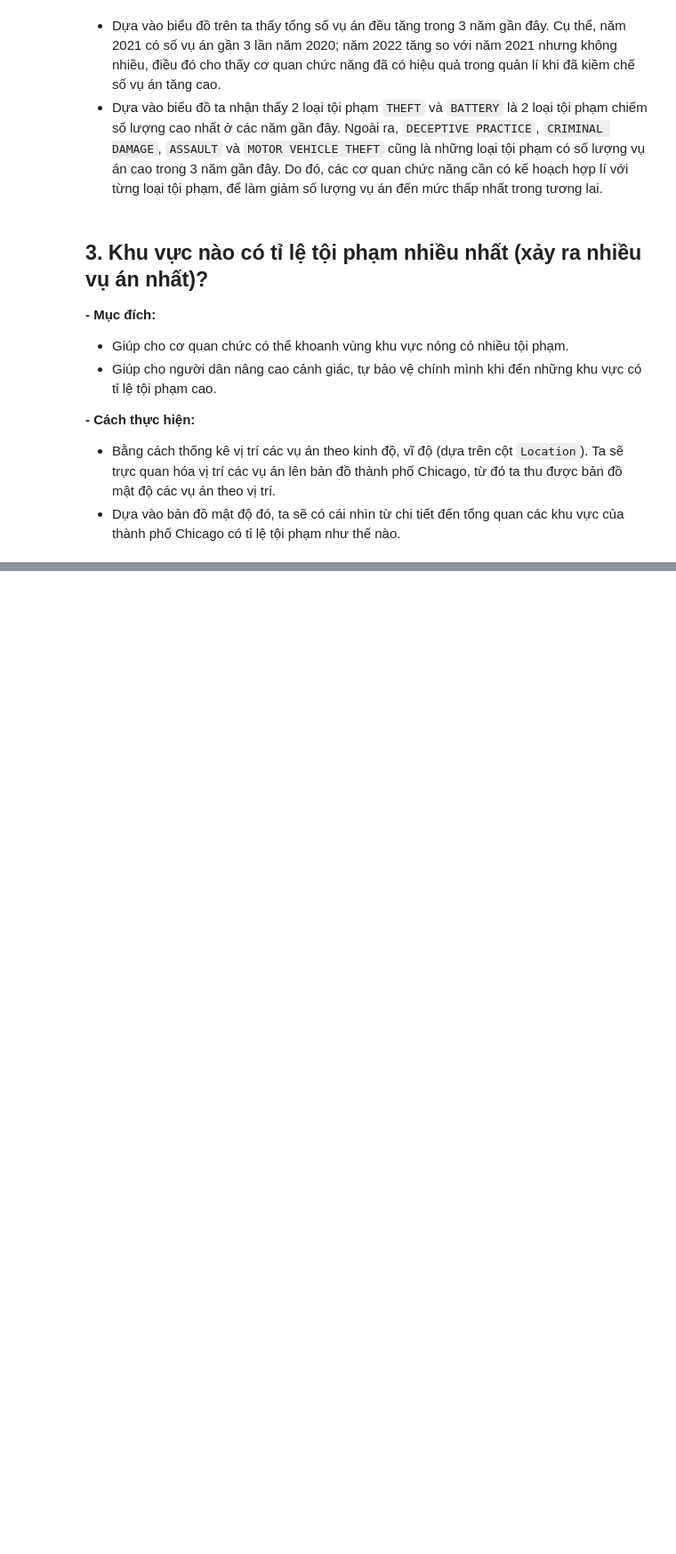
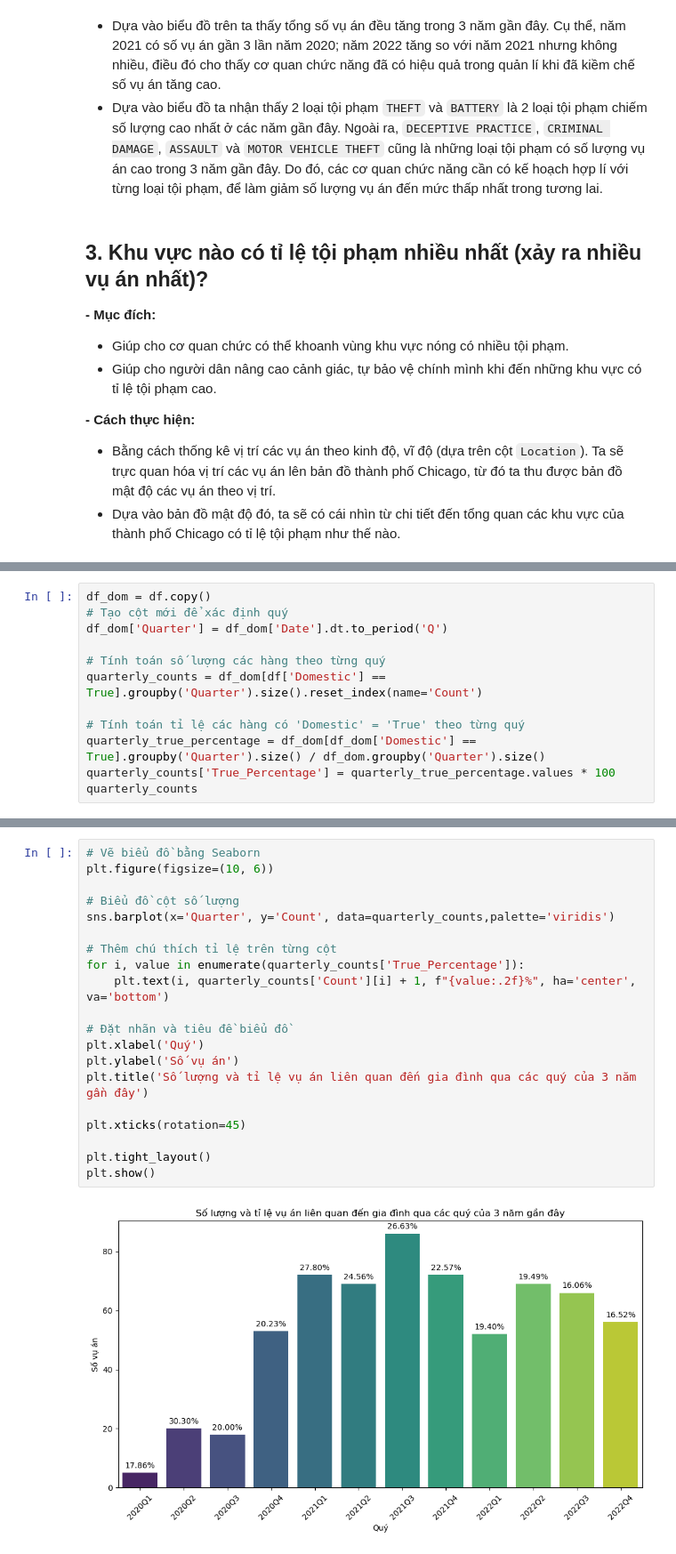
Before and after one commit to snguyenduongtruong/Intro2DataScience_Project, a Jupyter notebook: question.ipynb, the cells around one changed output, grey strips where cells are left out. Shown at 89% size. Cells and saved outputs as stored; diff of their text form; blank space fills up the shorter version.

```diff
--- a/question.ipynb
+++ b/question.ipynb
@@ -228,0 +238,12 @@ m
+# %%
+df_dom = df.copy()
+# Tạo cột mới để xác định quý
+df_dom['Quarter'] = df_dom['Date'].dt.to_period('Q')
+
+# Tính toán số lượng các hàng theo từng quý
+quarterly_counts = df_dom[df['Domestic'] == True].groupby('Quarter').size().reset_index(name='Count')
+
+# Tính toán tỉ lệ các hàng có 'Domestic' = 'True' theo từng quý
+quarterly_true_percentage = df_dom[df_dom['Domestic'] == True].groupby('Quarter').size() / df_dom.groupby('Quarter').size()
+quarterly_counts['True_Percentage'] = quarterly_true_percentage.values * 100
+quarterly_counts
@@ -228,0 +264,22 @@ m
+# %%
+# Vẽ biểu đồ bằng Seaborn
+plt.figure(figsize=(10, 6))
+
+# Biểu đồ cột số lượng
+sns.barplot(x='Quarter', y='Count', data=quarterly_counts,palette='viridis')
+
+# Thêm chú thích tỉ lệ trên từng cột
+for i, value in enumerate(quarterly_counts['True_Percentage']):
+    plt.text(i, quarterly_counts['Count'][i] + 1, f"{value:.2f}%", ha='center', va='bottom')
+
+# Đặt nhãn và tiêu đề biểu đồ
+plt.xlabel('Quý')
+plt.ylabel('Số vụ án')
+plt.title('Số lượng và tỉ lệ vụ án liên quan đến gia đình qua các quý của 3 năm gần đây')
+
+plt.xticks(rotation=45)
+
+plt.tight_layout()
+plt.show()
+# %% [output]
+[figure, added]
```
Also changed, not shown: parts of 4 cells of this notebook.
